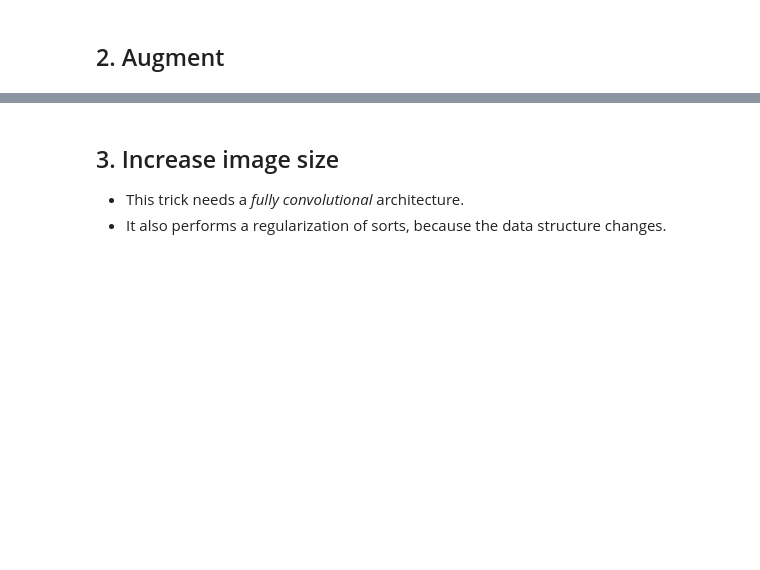
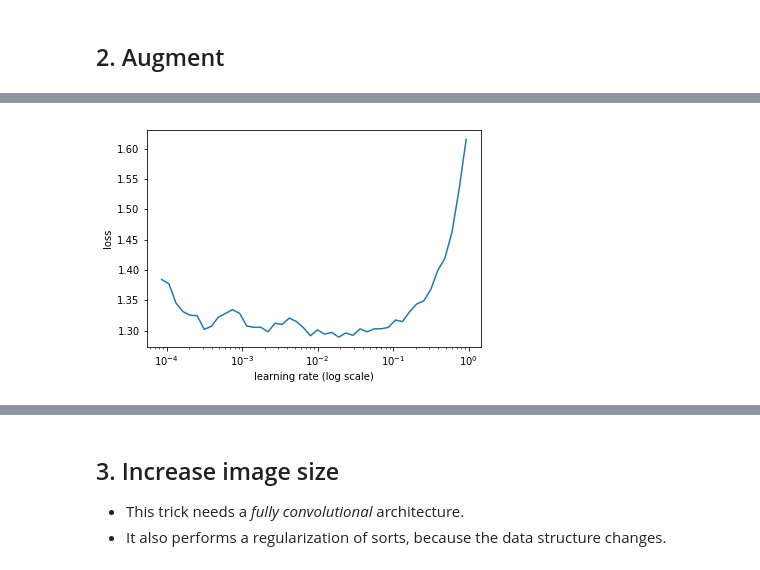
Before and after one commit to jpacostar/fastai-notes, a Jupyter notebook: Homework 1 - Dog breeds.ipynb, the cells around one changed output, grey strips where cells are left out. Drawn from its saved outputs; the diff is of its cells as text; code cells hidden in the pictures; blank space fills up the shorter version.

```diff
--- a/Homework 1 - Dog breeds.ipynb
+++ b/Homework 1 - Dog breeds.ipynb
@@ -154,0 +228,4 @@ learn.precompute = False
+# %%
+lrf = learn.lr_find()
+learn.sched.plot()
+# %% [output]
@@ -155,2 +233,3 @@ learn.precompute = False
+[figure, added]
 # %%
 learn.fit(1e-2, 2, cycle_len=1)
```
Also changed, not shown: parts of 36 cells of this notebook, 3 other files.
